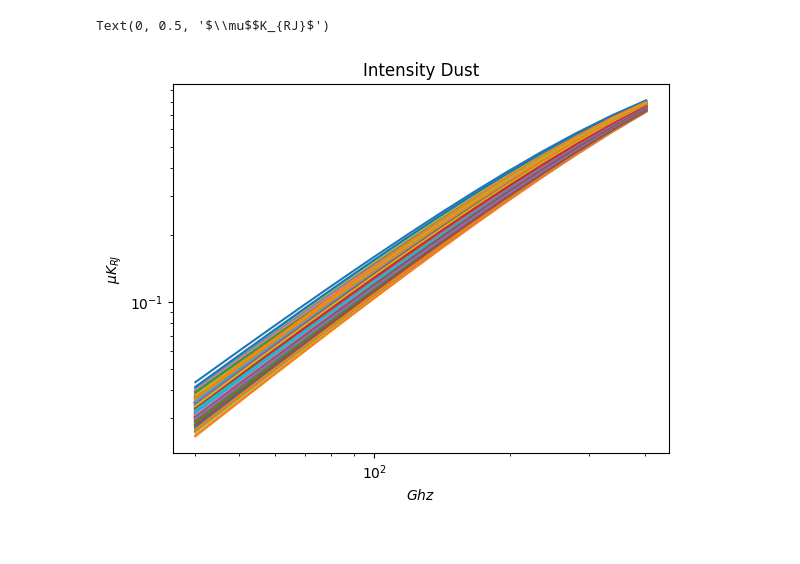
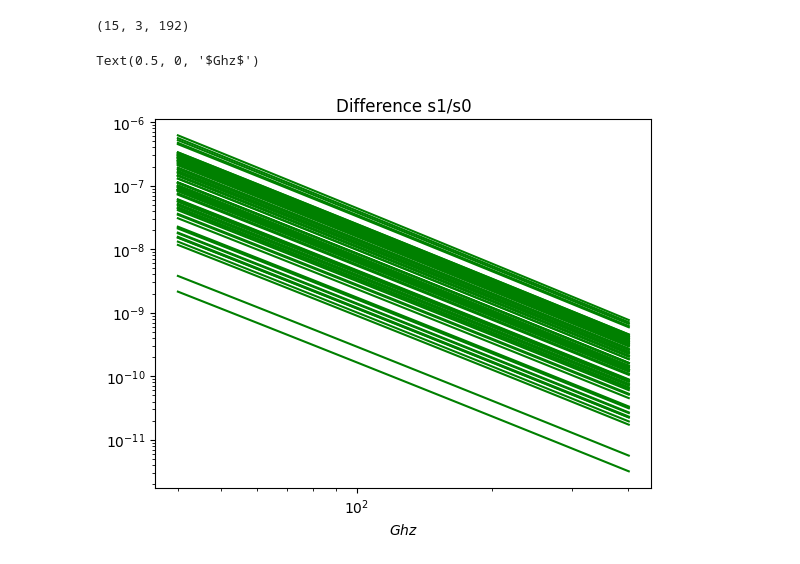
Before and after one commit to AlicePirotta/APC, a Jupyter notebook: comparation_models.ipynb, the cells around one changed output. Saved outputs shown, nothing was run; the diff lists cells and outputs as text; code cells hidden in the pictures.

```diff
--- a/comparation_models.ipynb
+++ b/comparation_models.ipynb
@@ -62,0 +72,5 @@ for i,pix_i in enumerate(pixels):
+# %%
+d=d0-d1
+print(d0.shape)
+print(d1.shape)
+print(d.shape)
@@ -62,0 +81,10 @@ for i,pix_i in enumerate(pixels):
+# %%
+for i,val_i in enumerate(d0[0,0,:]):
+    plt.plot(frequencies,d[:,0,i],'-',color='blue',label="d0-d1")
+    print(i)
+
+plt.title("Difference d0/d1")
+#plt.yscale('log')
+#plt.xscale('log')
+plt.xlabel(r'$Ghz$')
+#plt.legend()
@@ -63,14 +138,28 @@ for i,pix_i in enumerate(pixels):
+# %%
+
+s0=np.array(get_pixel_value_norm(frequencies,ref_frequencies=ref_s,sky=Sky_s0))
+s1=np.array(get_pixel_value_norm(frequencies,ref_frequencies=ref_s,sky=Sky_s1))
+s2=np.array(get_pixel_value_norm(frequencies,ref_frequencies=ref_s,sky=Sky_s2))
+s3=np.array(get_pixel_value_norm(frequencies,ref_frequencies=ref_s,sky=Sky_s3))
+#s4=np.array(get_pixel_value_norm(frequencies,ref_frequencies=ref_s,sky=Sky_s4))
+#s5=np.array(get_pixel_value_norm(frequencies,ref_frequencies=ref_s,sky=Sky_s5))
+#s6=np.array(get_pixel_value_norm(frequencies,ref_frequencies=ref_s,sky=Sky_s6))
+#s7=np.array(get_pixel_value_norm(frequencies,ref_frequencies=ref_s,sky=Sky_s7))
+
+print(s0.shape)
+# %% [output]
+(15, 3, 192)
+# %%
+s=s0-s1
 # %%
-plt.plot(frequencies,I_D0,'-',label="I_D0")
-plt.plot(frequencies,I_D1,'-',label="I_D1")
-plt.plot(frequencies,I_D2,'-',label="I_D2")
+for i,val_i in enumerate(s0[0,0,:]):
+    plt.plot(frequencies,s[:,0,i],'-',color='green',label="s0-s1")
 
-plt.title("Intensity Dust")
+plt.title("Difference s1/s0")
 plt.yscale('log')
 plt.xscale('log')
 plt.xlabel(r'$Ghz$')
-plt.ylabel(r'$\mu$$K_{RJ}$')
 #plt.legend()
 # %% [output]
-Text(0, 0.5, '$\\mu$$K_{RJ}$')
+Text(0.5, 0, '$Ghz$')
-[figure, old version]
+[figure, new version]
```
Also changed, not shown: parts of 18 cells of this notebook.
